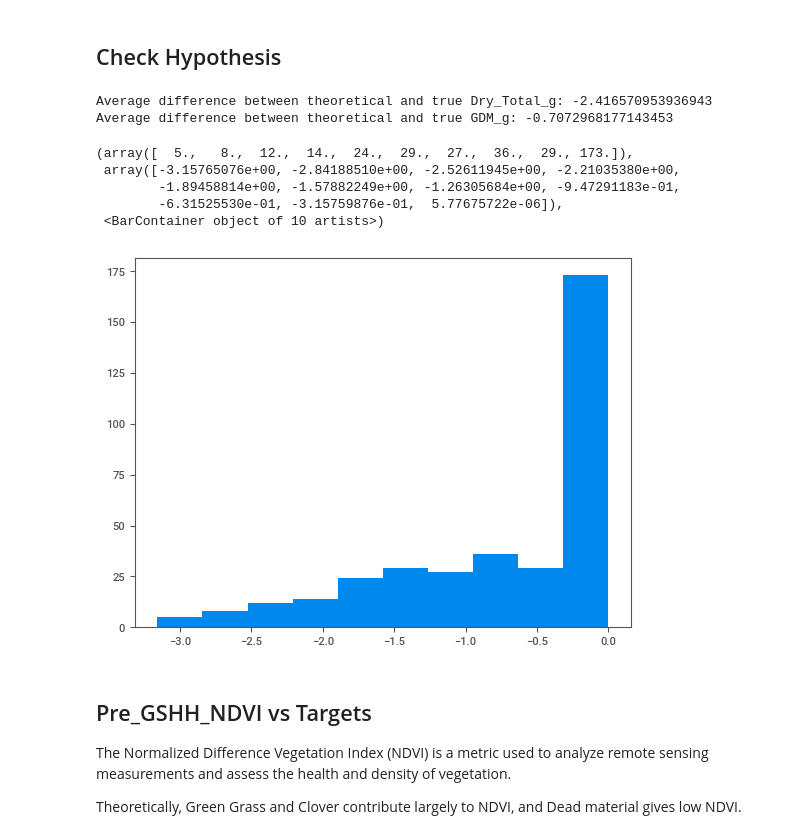
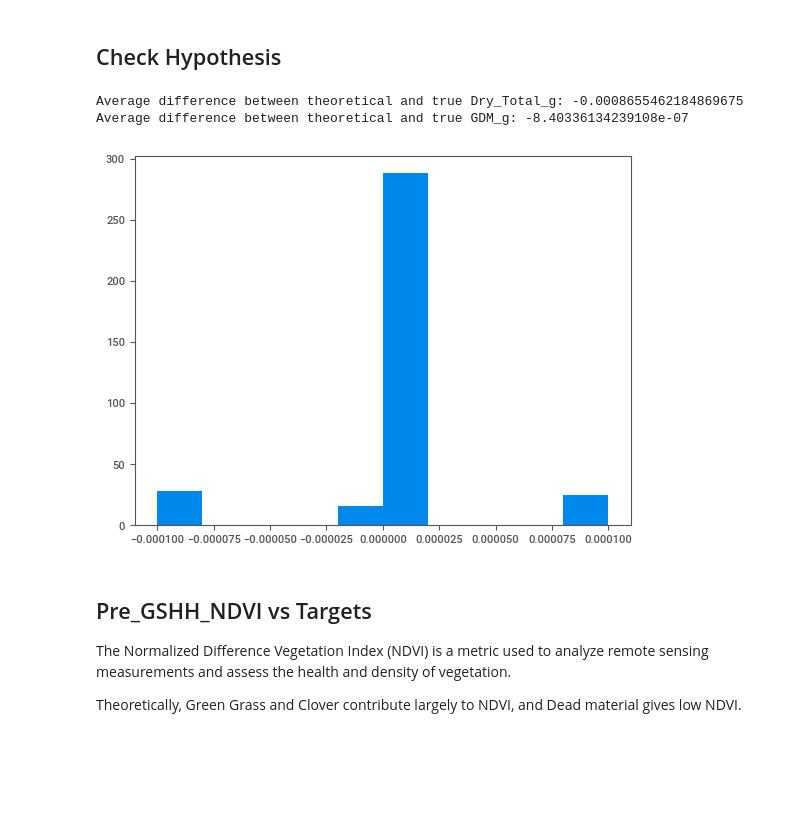
Before and after one commit to d0703887/CSIRO-Image2Biomass-Prediction, a Jupyter notebook: data_analysis.ipynb, the cells around one changed output. Drawn from its saved outputs; the diff is of its cells as text; code cells hidden in the pictures; blank space fills up the shorter version.

```diff
--- a/data_analysis.ipynb
+++ b/data_analysis.ipynb
@@ -26,13 +26,13 @@ import sweetviz as sv
 train_df = train_df.pivot_table(index=["image_path", "Sampling_Date", "State", "Species", "Pre_GSHH_NDVI", "Height_Ave_cm"], columns="target_name", values="target").reset_index()
 
 
-# log transform
-train_df["Height_Ave_cm"] = train_df["Height_Ave_cm"].map(lambda x: np.log(x))
-train_df["Dry_Green_g"] = train_df["Dry_Green_g"].map(lambda x: np.log(1 + x))
-train_df["Dry_Dead_g"] = train_df["Dry_Dead_g"].map(lambda x: np.log(1 + x))
-train_df["Dry_Clover_g"] = train_df["Dry_Clover_g"].map(lambda x: np.log(1 + x))
-train_df["GDM_g"] = train_df["GDM_g"].map(lambda x: np.log(1 + x))
-train_df["Dry_Total_g"] = train_df["Dry_Total_g"].map(lambda x: np.log(1 + x))
+# # log transform
+# train_df["Height_Ave_cm"] = train_df["Height_Ave_cm"].map(lambda x: np.log(x))
+# train_df["Dry_Green_g"] = train_df["Dry_Green_g"].map(lambda x: np.log(1 + x))
+# train_df["Dry_Dead_g"] = train_df["Dry_Dead_g"].map(lambda x: np.log(1 + x))
+# train_df["Dry_Clover_g"] = train_df["Dry_Clover_g"].map(lambda x: np.log(1 + x))
+# train_df["GDM_g"] = train_df["GDM_g"].map(lambda x: np.log(1 + x))
+# train_df["Dry_Total_g"] = train_df["Dry_Total_g"].map(lambda x: np.log(1 + x))
 
 report = sv.analyze(
     train_df,
@@ -48,26 +48,22 @@ The average value of `Dry_Clover_g` is smaller than `Dry_Green_g` and `Dry_Dead_
 # %%
 dry_total_g_errors = []
 gdm_g_errors = []
 for idx, row in train_df.iterrows():
     theo_dry_total_g = row["Dry_Green_g"] + row["Dry_Clover_g"] + row["Dry_Dead_g"]
     theo_gdm_g = row["Dry_Green_g"] + row["Dry_Clover_g"]
     dry_total_g = row["Dry_Total_g"]
     gdm_g = row["GDM_g"]
-    dry_total_g_errors.append(dry_total_g - theo_dry_total_g)
-    gdm_g_errors.append(gdm_g - theo_gdm_g)
+    dry_total_g_errors.append((dry_total_g - theo_dry_total_g))
+    gdm_g_errors.append((gdm_g - theo_gdm_g))
 
 print(f"Average difference between theoretical and true Dry_Total_g: {sum(dry_total_g_errors) / len(train_df)}")
 print(f"Average difference between theoretical and true GDM_g: {sum(gdm_g_errors) / len(train_df)}")
 plt.hist(gdm_g_errors)
+plt.show()
 # %% [output]
-Average difference between theoretical and true Dry_Total_g: -2.416570953936943
-Average difference between theoretical and true GDM_g: -0.7072968177143453
+Average difference between theoretical and true Dry_Total_g: -0.0008655462184869675
+Average difference between theoretical and true GDM_g: -8.40336134239108e-07
-(array([  5.,   8.,  12.,  14.,  24.,  29.,  27.,  36.,  29., 173.]),
- array([-3.15765076e+00, -2.84188510e+00, -2.52611945e+00, -2.21035380e+00,
-        -1.89458814e+00, -1.57882249e+00, -1.26305684e+00, -9.47291183e-01,
-        -6.31525530e-01, -3.15759876e-01,  5.77675722e-06]),
- <BarContainer object of 10 artists>)
-[figure, old version]
+[figure, new version]
 # %% [markdown]
 ## Pre_GSHH_NDVI vs Targets
 The Normalized Difference Vegetation Index (NDVI) is a metric used to analyze remote sensing measurements and assess the health and density of vegetation.
```
Also changed, not shown: parts of 2 cells of this notebook, 3 other files.
